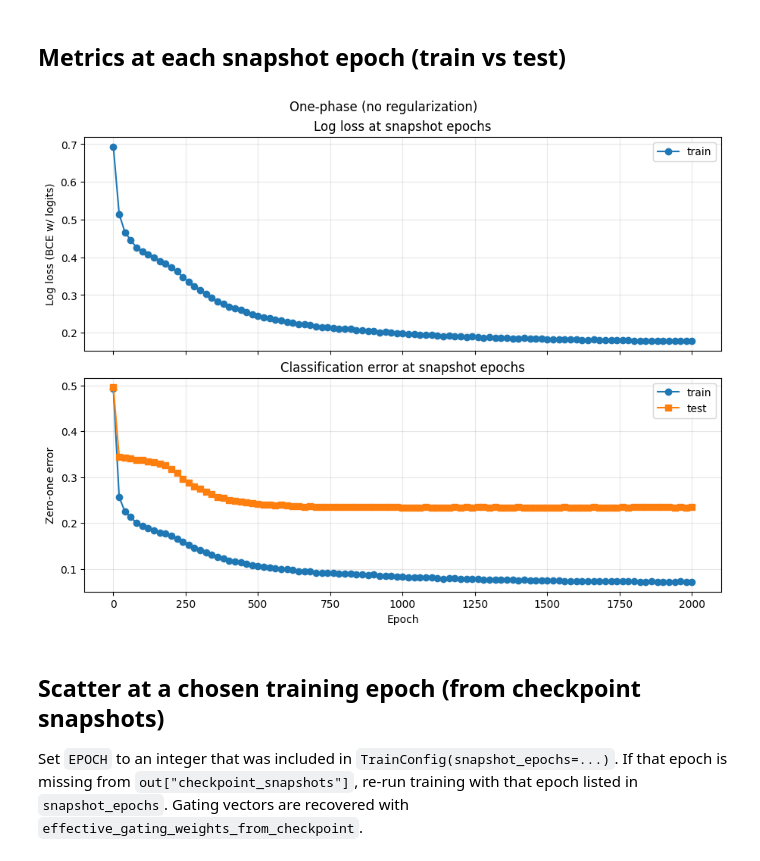
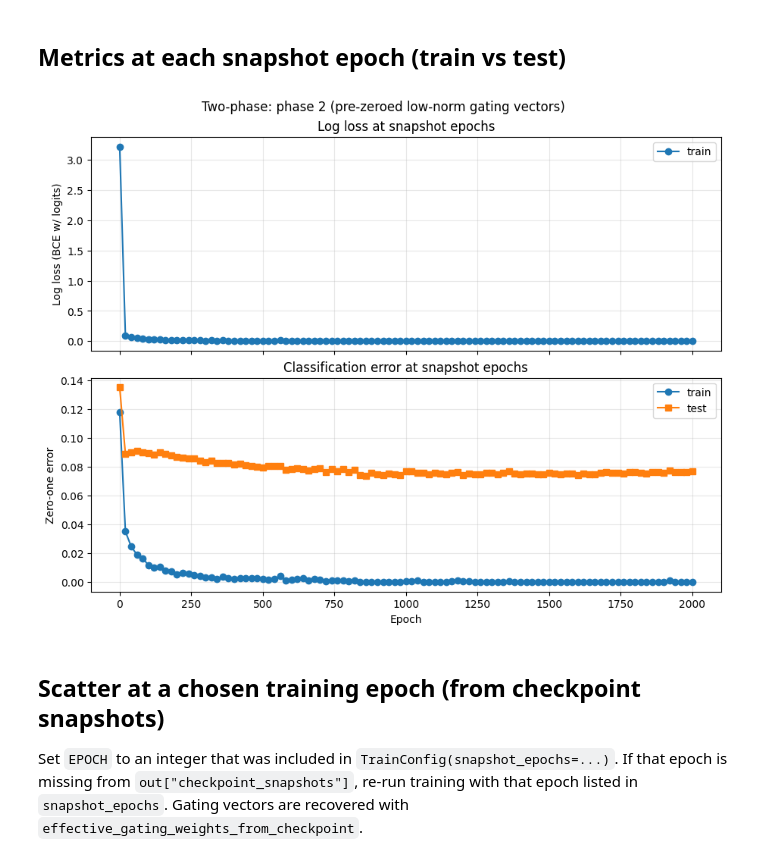
Before and after one commit to JignasaBhunia/layer-lenses-testbed, a Jupyter notebook: notebooks/scratch.ipynb, the cells around one changed output. Drawn from its saved outputs; the diff is of its cells as text; code cells hidden in the pictures.

Commit message:
added pruning of gating neurons to second phase training to match layers as lenses paper

```diff
--- a/notebooks/scratch.ipynb
+++ b/notebooks/scratch.ipynb
@@ -67,7 +70,7 @@ For a fair comparison with one-phase training, total epochs are split equally ac
 from torch.optim import lr_scheduler
 
 
-TOTAL_EPOCHS = 2000
+TOTAL_EPOCHS = 4000
 PHASE1_EPOCHS = TOTAL_EPOCHS // 2
 PHASE2_EPOCHS = TOTAL_EPOCHS - PHASE1_EPOCHS
 
@@ -102,25 +105,3 @@ out_two_phase_phase1 = train_dlgn_sf(
     y_train=y_train,
     config=train_cfg_phase1,
 )
-
-train_cfg_phase2 = TrainConfig(
-    epochs=PHASE2_EPOCHS,
-    lr=0.001,
-    batch_size=N_TRAIN // 500,
-    seed=TRAIN_SEED_PHASE2,
-    device="cpu",        # switch to "cuda" if available and desired
-    snapshot_epochs=tuple(range(0, PHASE2_EPOCHS + 1, 20)),
-    show_progress=True,
-    weight_decay_gating=0.0,
-    weight_decay_value=0.0,
-    lr_scheduler = "cosine",
-    lr_scheduler_eta_min_ratio = 0.2,
-
-)
-
-out_two_phase_phase2 = train_dlgn_sf(
-    model=out_two_phase_phase1["model"],
-    x_train=x_train,
-    y_train=y_train,
-    config=train_cfg_phase2,
-)
@@ -135,7 +181,7 @@ model_one_phase = DLGNSF(
     bias=False,
     value_input_mode="ones",  # default in current code
     gating_weight_scale=1.0,
-    value_weight_scale=1.0,
+    value_weight_scale=1.,
 )
 
 train_cfg_one_phase = TrainConfig(
@@ -175,8 +224,8 @@ Use these variables for metric tables, plots, and alignment analysis:
 ## Metrics at each snapshot epoch (train vs test)
 # %%
 # Choose which run to analyze:
-#   "one_phase", "two_phase_phase1", "two_phase_phase2"
-RUN_MODE = "one_phase"
+#   "one_phase", "two_phase_phase1", "two_phase_phase2_nozero", "two_phase_phase2_zeroed"
+RUN_MODE = "two_phase_phase2_zeroed"
 
 run_map = {
     "one_phase": {
@@ -189,10 +238,15 @@ run_map = {
         "train_cfg": train_cfg_phase1,
         "title": "Two-phase: phase 1 (gating regularization)",
     },
-    "two_phase_phase2": {
-        "out": out_two_phase_phase2,
+    "two_phase_phase2_nozero": {
+        "out": out_two_phase_phase2_nozero,
         "train_cfg": train_cfg_phase2,
-        "title": "Two-phase: phase 2 (no regularization)",
+        "title": "Two-phase: phase 2 (no regularization, no zeroing)",
+    },
+    "two_phase_phase2_zeroed": {
+        "out": out_two_phase_phase2_zeroed,
+        "train_cfg": train_cfg_phase2_zeroed,
+        "title": "Two-phase: phase 2 (pre-zeroed + frozen low-norm gating vectors)",
     },
 }
 
@@ -229,34 +283,34 @@ for ep in epochs_sorted:
     m_te = evaluate_dlgn_sf(
         model=eval_model, x_eval=x_eval, y_eval=y_eval, device=DEVICE
     )
 
     train_log_loss.append(m_tr["log_loss"])
     test_log_loss.append(m_te["log_loss"])
     train_err.append(m_tr["zero_one_loss"])
     test_err.append(m_te["zero_one_loss"])
 
 epochs_sorted = np.asarray(epochs_sorted)
 
 
 
 axes[0].plot(epochs_sorted, train_log_loss, marker="o", label="train")
 # axes[0].plot(epochs_sorted, test_log_loss, marker="s", label="test")
 axes[0].set_ylabel("Log loss (BCE w/ logits)")
 axes[0].set_title("Log loss at snapshot epochs")
 axes[0].legend()
 axes[0].grid(alpha=0.3)
 
 axes[1].plot(epochs_sorted, train_err, marker="o", label="train")
 axes[1].plot(epochs_sorted, test_err, marker="s", label="test")
 axes[1].set_ylabel("Zero-one error")
 axes[1].set_xlabel("Epoch")
 axes[1].set_title("Classification error at snapshot epochs")
 axes[1].legend()
 axes[1].grid(alpha=0.3)
 
 plt.show()
 # %% [output]
-[figure, old version]
+[figure, new version]
 # %% [markdown]
 ## Scatter at a chosen training epoch (from checkpoint snapshots)
 
```
Also changed, not shown: parts of 7 cells of this notebook, 3 other files.
